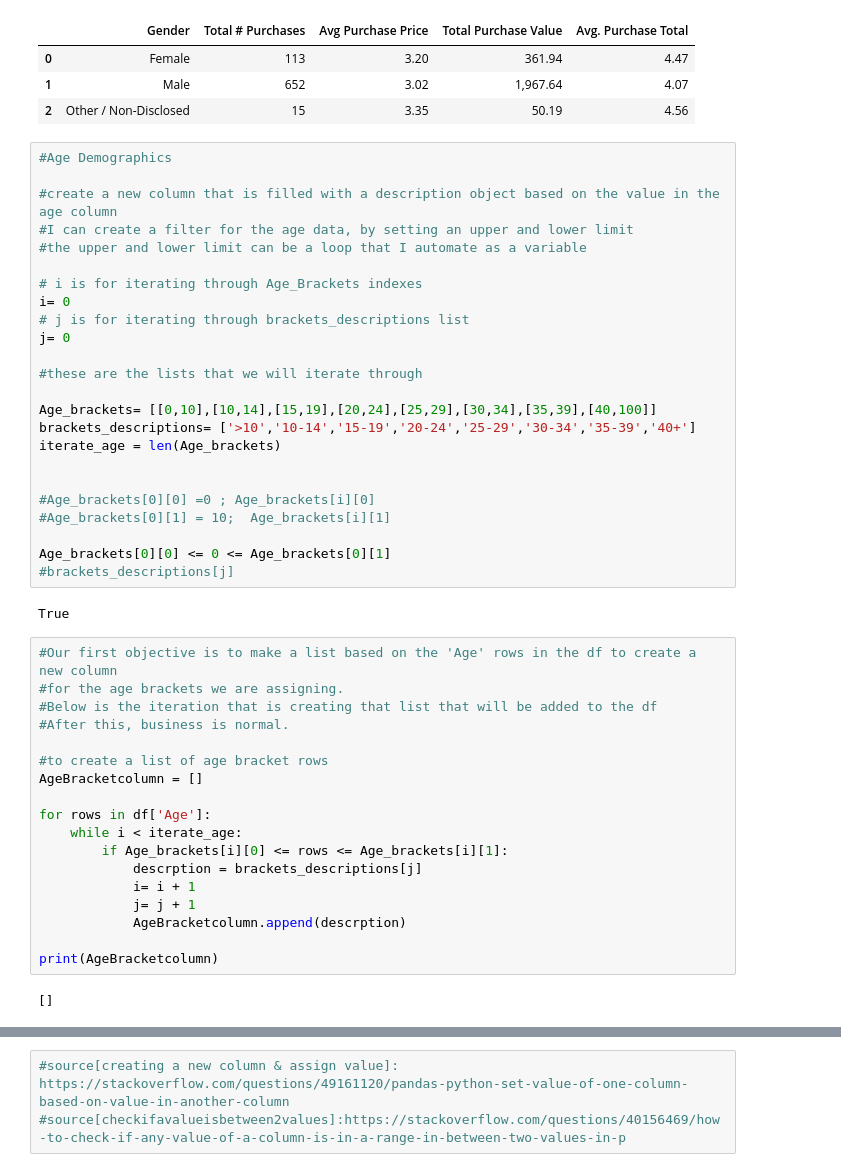
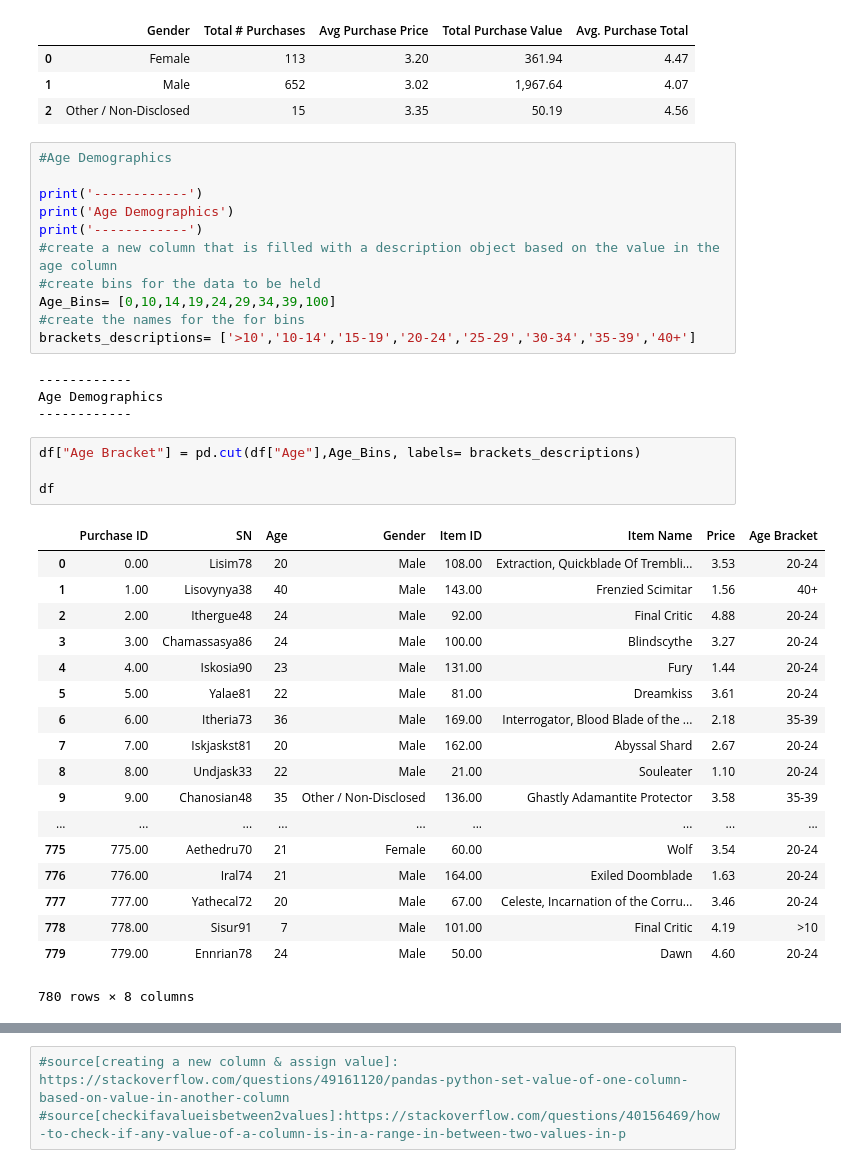
Before and after one commit to JosefinaAureaAmaro/01_Python_Pandas, a Jupyter notebook: Heroes_of_Pymoli.ipynb, the cells around one changed output, grey strips where cells are left out. Saved outputs shown, nothing was run; the diff lists cells and outputs as text.

Commit message:
finalized all tables, next step to review final

```diff
--- a/Heroes_of_Pymoli.ipynb
+++ b/Heroes_of_Pymoli.ipynb
@@ -183,46 +183,38 @@ purchase_anaysis_df_3.head()
 # %%
 #Age Demographics
 
+print('------------')
+print('Age Demographics')
+print('------------')
 #create a new column that is filled with a description object based on the value in the age column
-#I can create a filter for the age data, by setting an upper and lower limit
-#the upper and lower limit can be a loop that I automate as a variable
-
-# i is for iterating through Age_Brackets indexes
-i= 0
-# j is for iterating through brackets_descriptions list
-j= 0
-
-#these are the lists that we will iterate through
-
-Age_brackets= [[0,10],[10,14],[15,19],[20,24],[25,29],[30,34],[35,39],[40,100]]
+#create bins for the data to be held
+Age_Bins= [0,10,14,19,24,29,34,39,100]
+#create the names for the for bins
 brackets_descriptions= ['>10','10-14','15-19','20-24','25-29','30-34','35-39','40+']
-iterate_age = len(Age_brackets)
-
-
-#Age_brackets[0][0] =0 ; Age_brackets[i][0]
-#Age_brackets[0][1] = 10;  Age_brackets[i][1]
-
-Age_brackets[0][0] <= 0 <= Age_brackets[0][1]
-#brackets_descriptions[j]
 # %% [output]
-True
+------------
+Age Demographics
+------------
-# %%
-#Our first objective is to make a list based on the 'Age' rows in the df to create a new column
-#for the age brackets we are assigning.
-#Below is the iteration that is creating that list that will be added to the df
-#After this, business is normal.
-
-#to create a list of age bracket rows
-AgeBracketcolumn = []
-
-for rows in df['Age']:
-    while i < iterate_age:
-        if Age_brackets[i][0] <= rows <= Age_brackets[i][1]:
-            descrption = brackets_descriptions[j]
-            i= i + 1
-            j= j + 1
-            AgeBracketcolumn.append(descrption)
-
-print(AgeBracketcolumn)
-# %% [output]
-[]
+# %%
+df["Age Bracket"] = pd.cut(df["Age"],Age_Bins, labels= brackets_descriptions)
+
+df
+# %% [output]
+|  | Purchase ID | SN | Age | Gender | Item ID | Item Name | Price | Age Bracket |
+| 0 | 0.00 | Lisim78 | 20 | Male | 108.00 | Extraction, Quickblade Of Trembli... | 3.53 | 20-24 |
+| 1 | 1.00 | Lisovynya38 | 40 | Male | 143.00 | Frenzied Scimitar | 1.56 | 40+ |
+| 2 | 2.00 | Ithergue48 | 24 | Male | 92.00 | Final Critic | 4.88 | 20-24 |
+| 3 | 3.00 | Chamassasya86 | 24 | Male | 100.00 | Blindscythe | 3.27 | 20-24 |
+| 4 | 4.00 | Iskosia90 | 23 | Male | 131.00 | Fury | 1.44 | 20-24 |
+| 5 | 5.00 | Yalae81 | 22 | Male | 81.00 | Dreamkiss | 3.61 | 20-24 |
+| 6 | 6.00 | Itheria73 | 36 | Male | 169.00 | Interrogator, Blood Blade of the ... | 2.18 | 35-39 |
+| 7 | 7.00 | Iskjaskst81 | 20 | Male | 162.00 | Abyssal Shard | 2.67 | 20-24 |
+| 8 | 8.00 | Undjask33 | 22 | Male | 21.00 | Souleater | 1.10 | 20-24 |
+| 9 | 9.00 | Chanosian48 | 35 | Other / Non-Disclosed | 136.00 | Ghastly Adamantite Protector | 3.58 | 35-39 |
+| ... | ... | ... | ... | ... | ... | ... | ... | ... |
+| 775 | 775.00 | Aethedru70 | 21 | Female | 60.00 | Wolf | 3.54 | 20-24 |
+| 776 | 776.00 | Iral74 | 21 | Male | 164.00 | Exiled Doomblade | 1.63 | 20-24 |
+| 777 | 777.00 | Yathecal72 | 20 | Male | 67.00 | Celeste, Incarnation of the Corru... | 3.46 | 20-24 |
+| 778 | 778.00 | Sisur91 | 7 | Male | 101.00 | Final Critic | 4.19 | >10 |
+| 779 | 779.00 | Ennrian78 | 24 | Male | 50.00 | Dawn | 4.60 | 20-24 |
+780 rows × 8 columns
```
Also changed, not shown: parts of 6 cells of this notebook.
